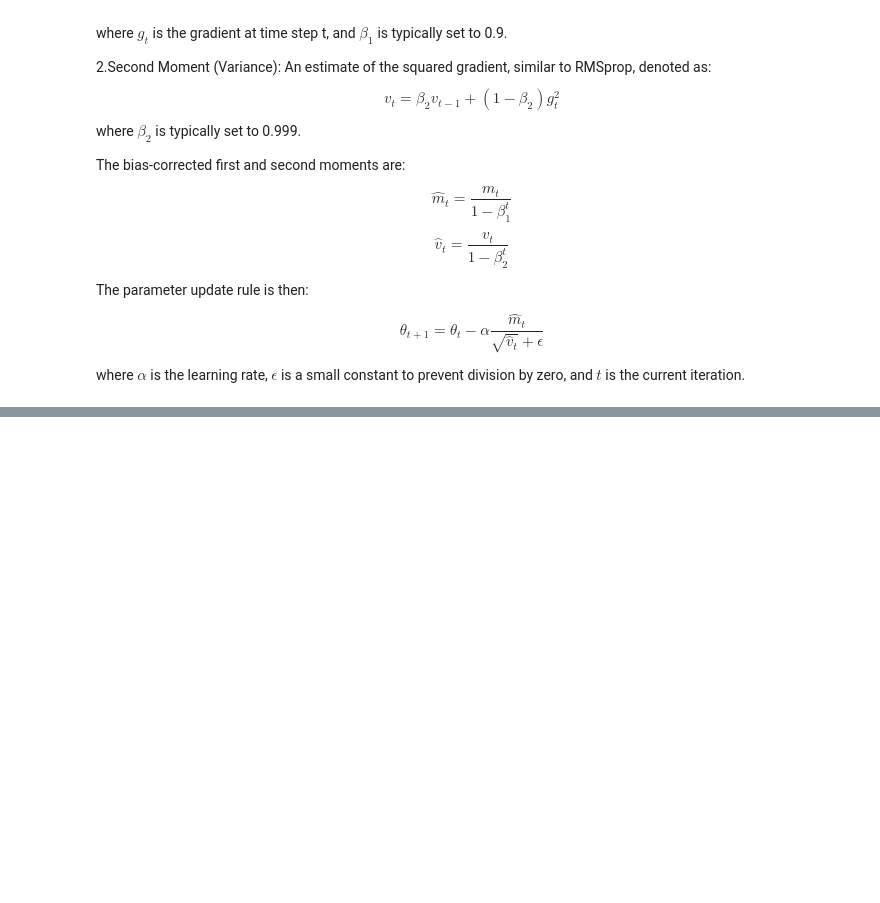
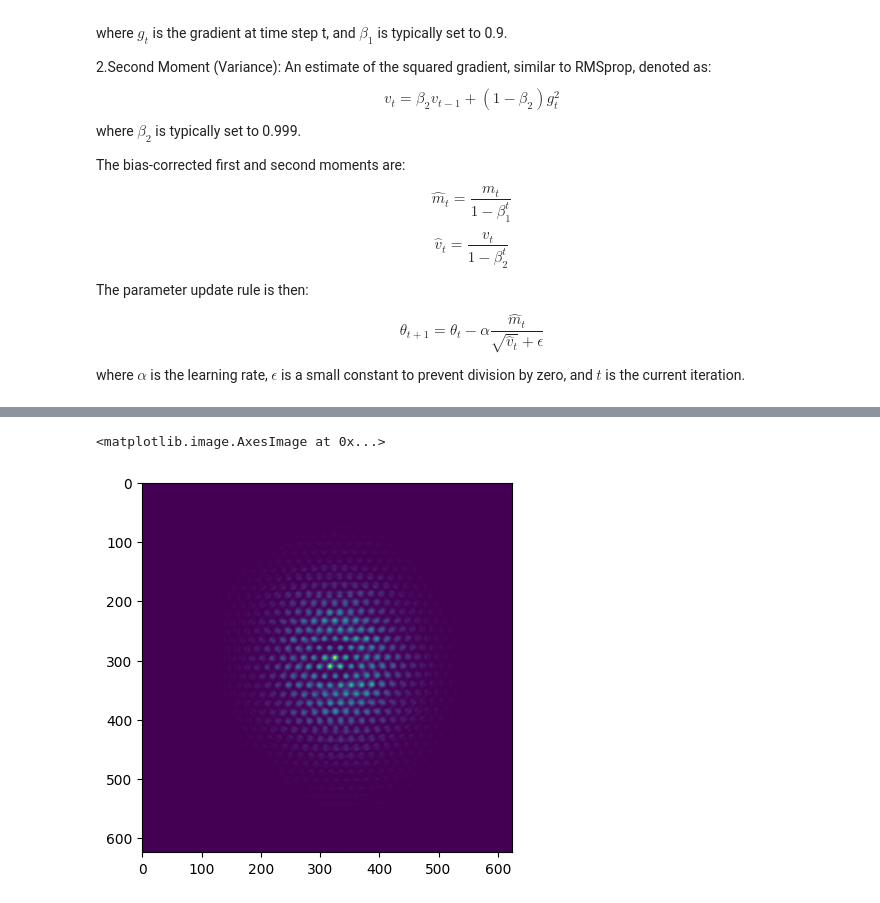
Before and after one commit to Astroxzh/CI-Project, a Jupyter notebook: Project_Ptychography.ipynb, the cells around one changed output, grey strips where cells are left out. Cells and saved outputs as stored; diff of their text form; code cells hidden in the pictures; blank space fills up the shorter version.

```diff
--- a/Project_Ptychography.ipynb
+++ b/Project_Ptychography.ipynb
@@ -283,0 +299,5 @@ obj = jnp.copy(initial_obj_guess)
+# %%
+plt.imshow(jnp.abs(probe[0,:,:])**2)
+# %% [output]
+<matplotlib.image.AxesImage at 0x...>
+[figure, added]
```
Also changed, not shown: parts of 7 cells of this notebook, 1 other file.
